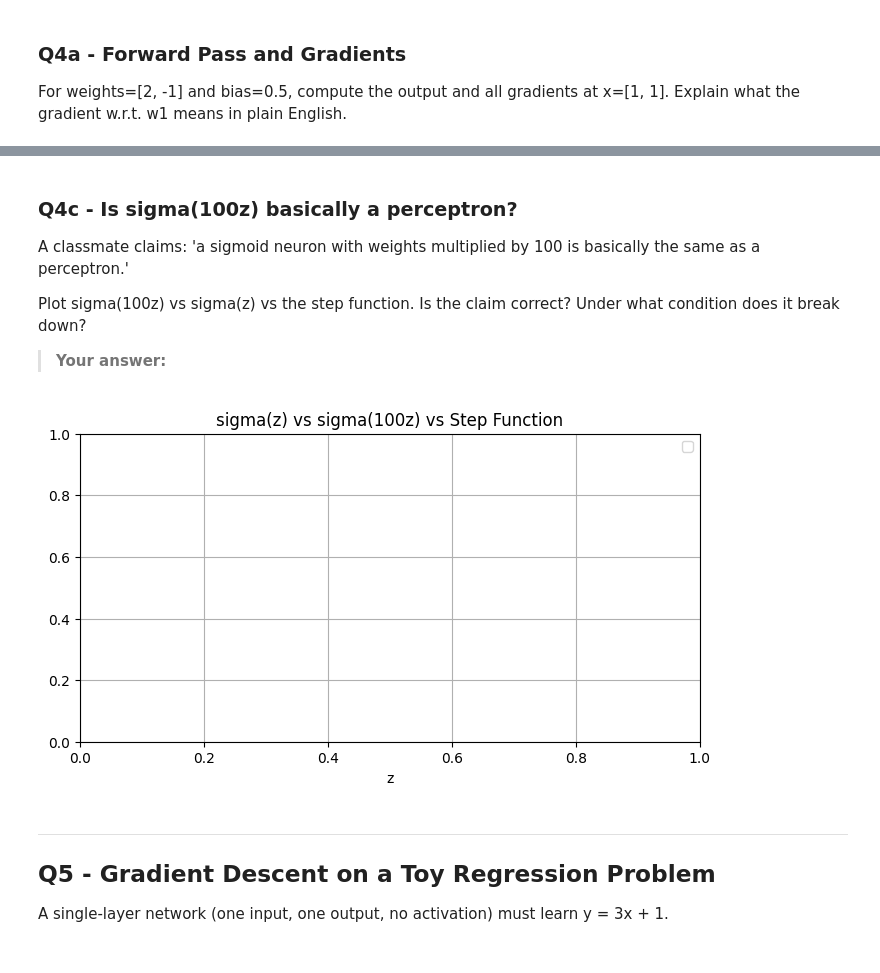
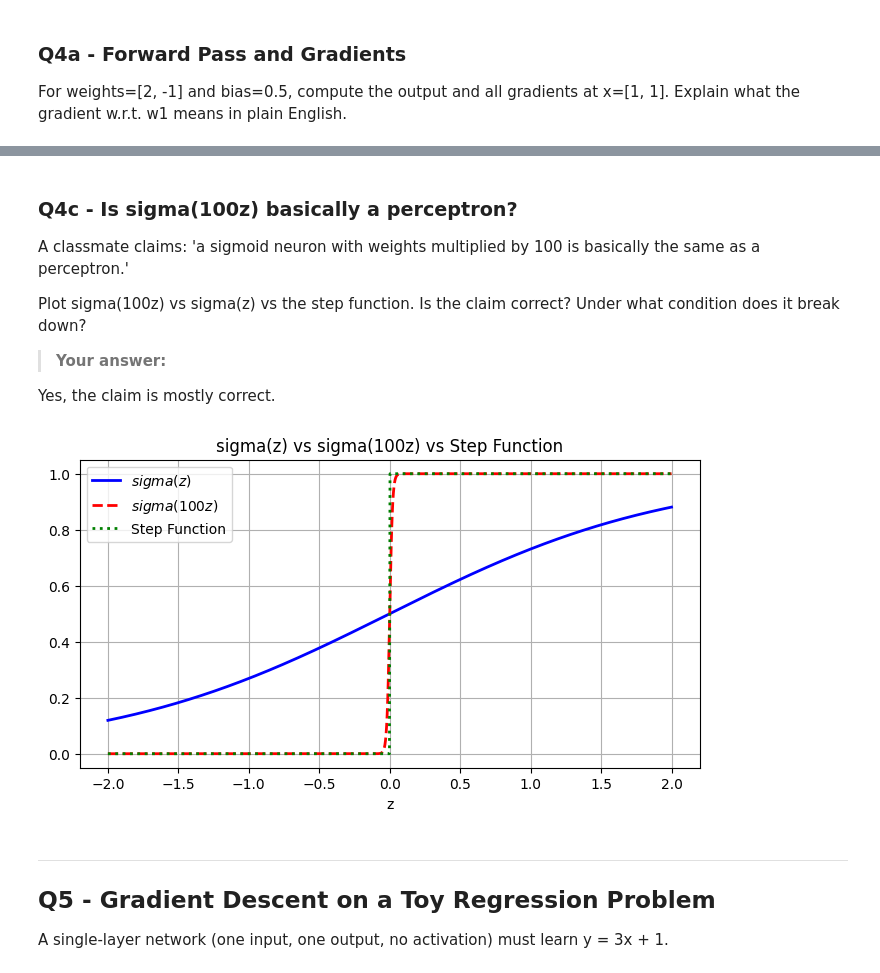
Before and after one commit to Stamatics-NumberstoNeurons/assignment2-karishmas0, a Jupyter notebook: Assignment_2_N2N.ipynb, the cells around one changed output, grey strips where cells are left out. Drawn from its saved outputs; the diff is of its cells as text; code cells hidden in the pictures.

```diff
--- a/Assignment_2_N2N.ipynb
+++ b/Assignment_2_N2N.ipynb
@@ -333,20 +354,31 @@ A classmate claims: 'a sigmoid neuron with weights multiplied by 100 is basicall
 Plot sigma(100z) vs sigma(z) vs the step function. Is the claim correct? Under what condition does it break down?
 
 > **Your answer:**
+
+Yes, the claim is mostly correct.
 # %%
 z = np.linspace(-2, 2, 1000)
 
 # TODO: compute sigma(z), sigma(100*z), step function
+sigma_z = 1.0 / (1.0 + np.exp(-z))
+sigma_100z = 1.0 / (1.0 + np.exp(-100 * z))
+step_func = np.where(z >= 0, 1.0, 0.0)
+
 
 plt.figure(figsize=(8, 4))
 # TODO: plot all three
+plt.plot(z, sigma_z, "b-", label="$sigma(z)$", linewidth=2)
+plt.plot(z, sigma_100z, "r--", label="$sigma(100z)$", linewidth=2)
+plt.plot(z, step_func, "g:", label="Step Function", linewidth=2)
+
+
 plt.title('sigma(z) vs sigma(100z) vs Step Function')
 plt.xlabel('z')
 plt.legend()
 plt.grid(True)
 plt.show()
 # %% [output]
-[figure, old version]
+[figure, new version]
 # %% [markdown]
 ---
 ## Q5 - Gradient Descent on a Toy Regression Problem
```
Also changed, not shown: parts of 12 cells of this notebook.
